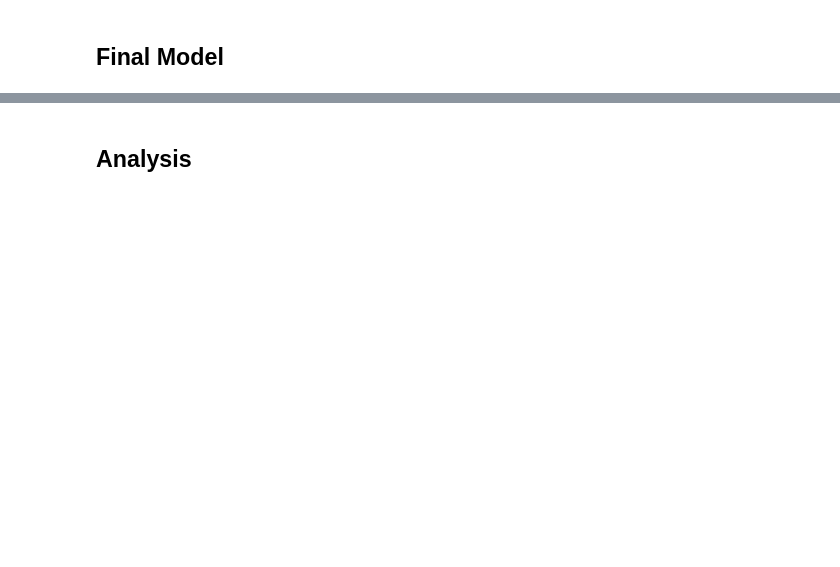
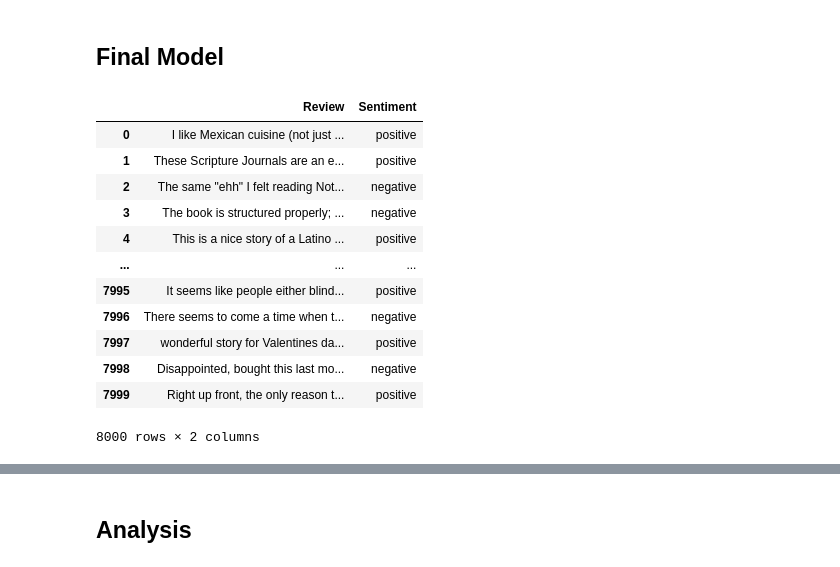
Before and after one commit to avyas21/interpretablellm, a Jupyter notebook: baseline.ipynb, the cells around one changed output, grey strips where cells are left out. Saved outputs shown, nothing was run; the diff lists cells and outputs as text; code cells hidden in the pictures; blank space fills up the shorter version.

```diff
--- a/baseline.ipynb
+++ b/baseline.ipynb
@@ -84,5 +132,4 @@ def get_inputs_labels(df):
 tokenizer = BertTokenizer.from_pretrained("bert-base-uncased")
 inputs, labels = get_inputs_labels(train_data)
 dataset = TextDataset(inputs, labels, tokenizer, 512)
-baseline_dataloader = DataLoader(dataset, batch_size=64, shuffle=True)
-dataloader = DataLoader(dataset, batch_size=128, shuffle=True)
+dataloader = DataLoader(dataset, batch_size=32, shuffle=True)
@@ -186,5 +242,5 @@ def baseline_train_test(model, epochs, dataloader, train_df, test_df, learning_r
     _, test_f1 = baseline_score_model(model, None, test_df)
     print("TEST F1: " + str(test_f1))
 # %%
-baseline_train_test(baseline_model, 1, baseline_dataloader, train_data, test_data, learning_rate = 1e-4)
+baseline_train_test(baseline_model, 1, dataloader, train_data, test_data, learning_rate = 1e-4)
 # %% [output]
@@ -567,3 +664,19 @@ def get_scalar_mixing_model(num_bert_layers, i):
     return model.to(torch.device("cuda"))
 
   return model
+# %%
+train_data
+# %% [output]
+|  | Review | Sentiment |
+| 0 | I like Mexican cuisine (not just ... | positive |
+| 1 | These Scripture Journals are an e... | positive |
+| 2 | The same "ehh" I felt reading Not... | negative |
+| 3 | The book is structured properly; ... | negative |
+| 4 | This is a nice story of a Latino ... | positive |
+| ... | ... | ... |
+| 7995 | It seems like people either blind... | positive |
+| 7996 | There seems to come a time when t... | negative |
+| 7997 | wonderful story for Valentines da... | positive |
+| 7998 | Disappointed, bought this last mo... | negative |
+| 7999 | Right up front, the only reason t... | positive |
+8000 rows × 2 columns
```
Also changed, not shown: parts of 14 cells of this notebook.
